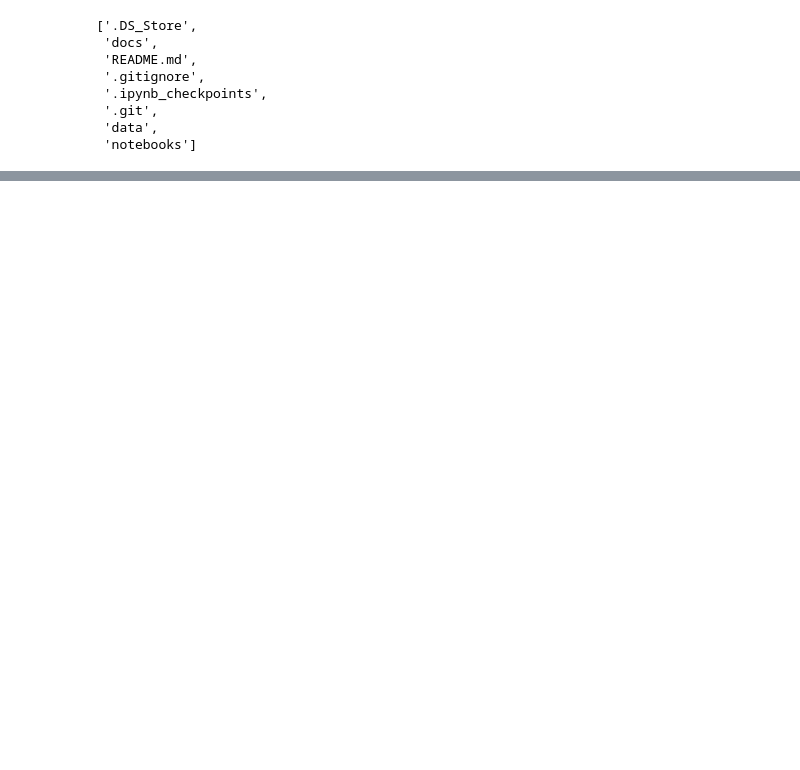
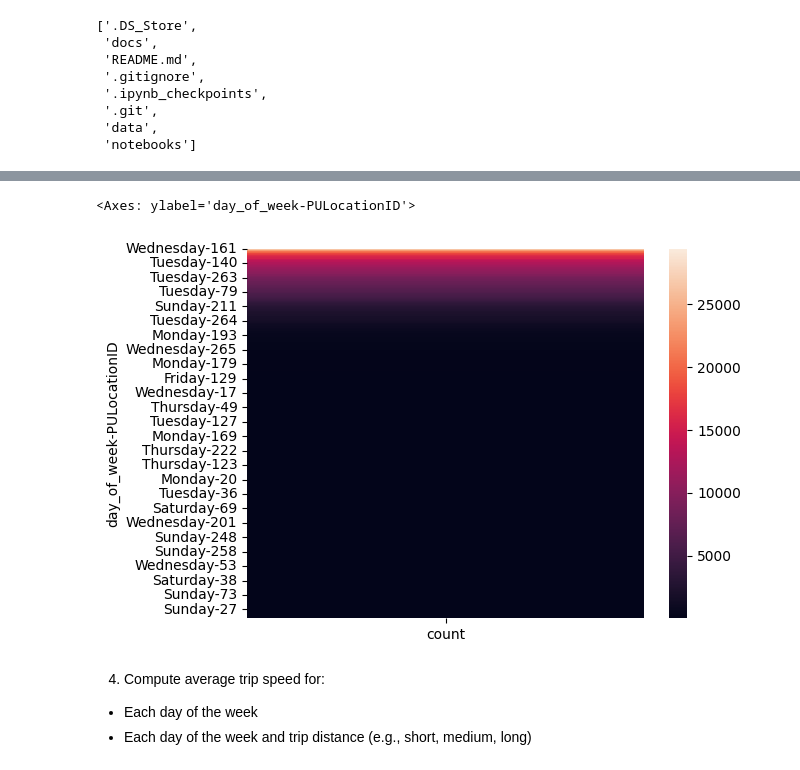
Before and after one commit to AndrewFerris/mandala, a Jupyter notebook: notebooks/Assessment.ipynb, the cells around one changed output, grey strips where cells are left out. Saved outputs shown, nothing was run; the diff lists cells and outputs as text; code cells hidden in the pictures; blank space fills up the shorter version.

```diff
--- a/notebooks/Assessment.ipynb
+++ b/notebooks/Assessment.ipynb
@@ -38,0 +100,8 @@ Trying to import the above resulted in these errors:
+# %%
+# Create a day of the week column using pickup datetime column
+df['day_of_week'] = pd.to_datetime(df['tpep_pickup_datetime']).dt.day_name()
+
+# Make a pivot table that summarises fare amount by day of week
+# NOTE: Not the total amount but just the base fare
+df_summary = pd.pivot_table(df, values = 'fare_amount', index = 'day_of_week', aggfunc = 'mean')
+df_summary
@@ -38,0 +118,11 @@ Trying to import the above resulted in these errors:
+# %%
+# Find the top 5 pickup locations each week
+
+sns.heatmap(pd.DataFrame(df[['day_of_week', 'PULocationID']].value_counts()))
+# %% [output]
+<Axes: ylabel='day_of_week-PULocationID'>
+[figure, added]
+# %% [markdown]
+4. Compute average trip speed for:
+ - Each day of the week
+ - Each day of the week and trip distance (e.g., short, medium, long)
```
Also changed, not shown: parts of 18 cells of this notebook.
